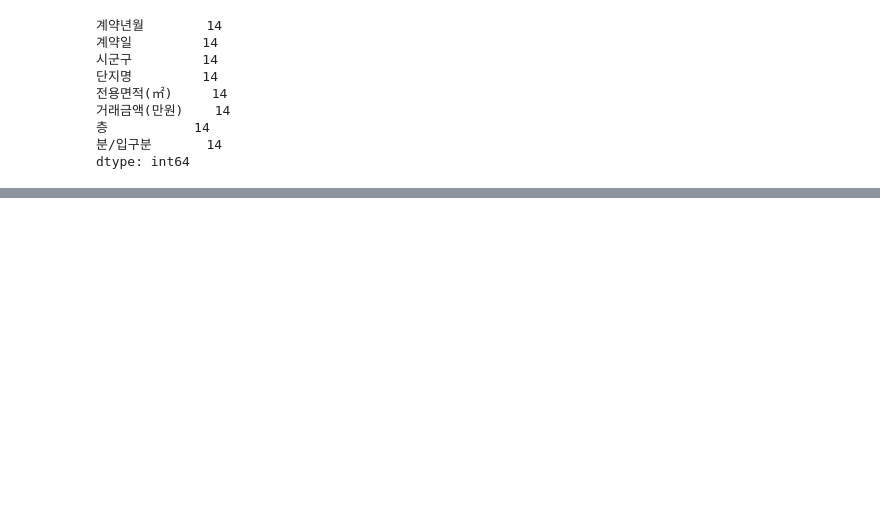
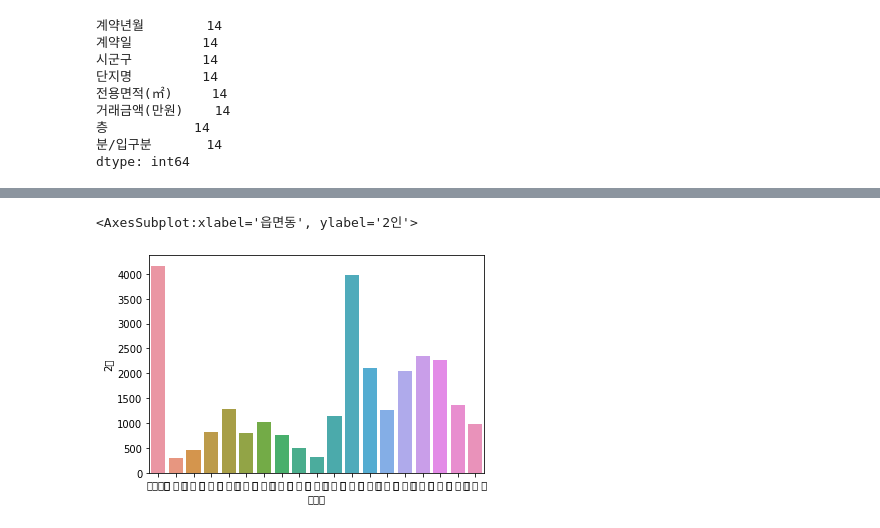
Before and after one commit to hundredeuk2/python, a Jupyter notebook: compas/Sejong/EDA.ipynb, the cells around one changed output, grey strips where cells are left out. Saved outputs shown, nothing was run; the diff lists cells and outputs as text; code cells hidden in the pictures; blank space fills up the shorter version.

```diff
--- a/compas/Sejong/EDA.ipynb
+++ b/compas/Sejong/EDA.ipynb
@@ -87,0 +170,2 @@ sns.countplot(data=bunyang_df, x='계약년월',hue="시군구")
+# %%
+asd = pd.read_csv('./28.세종시_지역별_세대원수별_세대수.csv',encoding="cp949")
@@ -87,0 +201,5 @@ sns.countplot(data=bunyang_df, x='계약년월',hue="시군구")
+# %%
+sns.barplot(data=asd, x="읍면동",y="2인")
+# %% [output]
+<AxesSubplot:xlabel='읍면동', ylabel='2인'>
+[figure, added]
```
Also changed, not shown: parts of 27 cells of this notebook.
